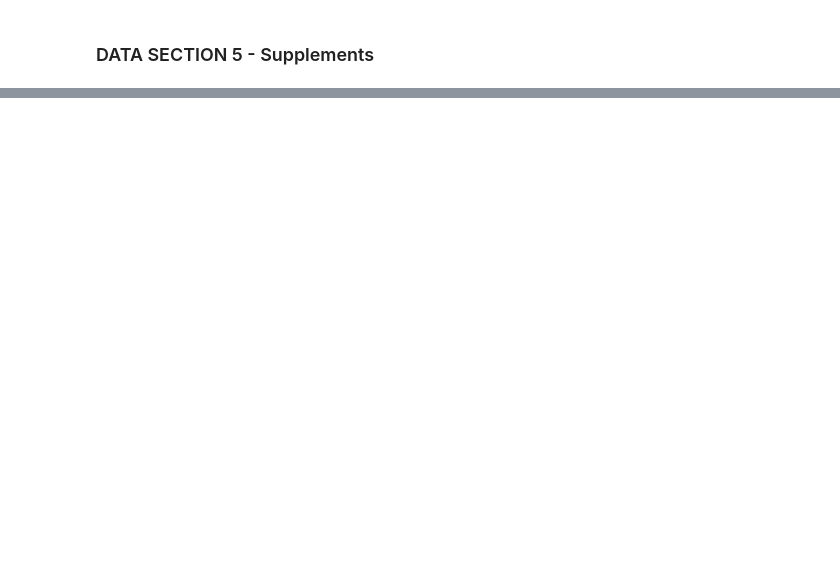
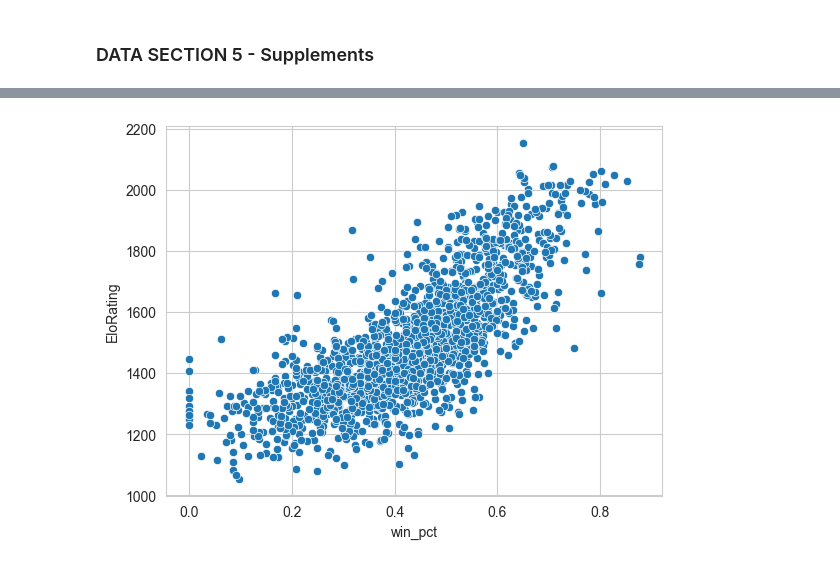
Before and after one commit to fantasy2fry/march-ml-madness-2025, a Jupyter notebook: src/fantasy2fry/eda.ipynb, the cells around one changed output, grey strips where cells are left out. Drawn from its saved outputs; the diff is of its cells as text; code cells hidden in the pictures; blank space fills up the shorter version.

```diff
--- a/src/fantasy2fry/eda.ipynb
+++ b/src/fantasy2fry/eda.ipynb
@@ -169,0 +514,5 @@ Conferences.csv
+# %%
+sns.scatterplot(data=coach_stats, x='win_pct', y='EloRating')
+plt.show()
+# %% [output]
+[figure, added]
```
Also changed, not shown: parts of 32 cells of this notebook.
